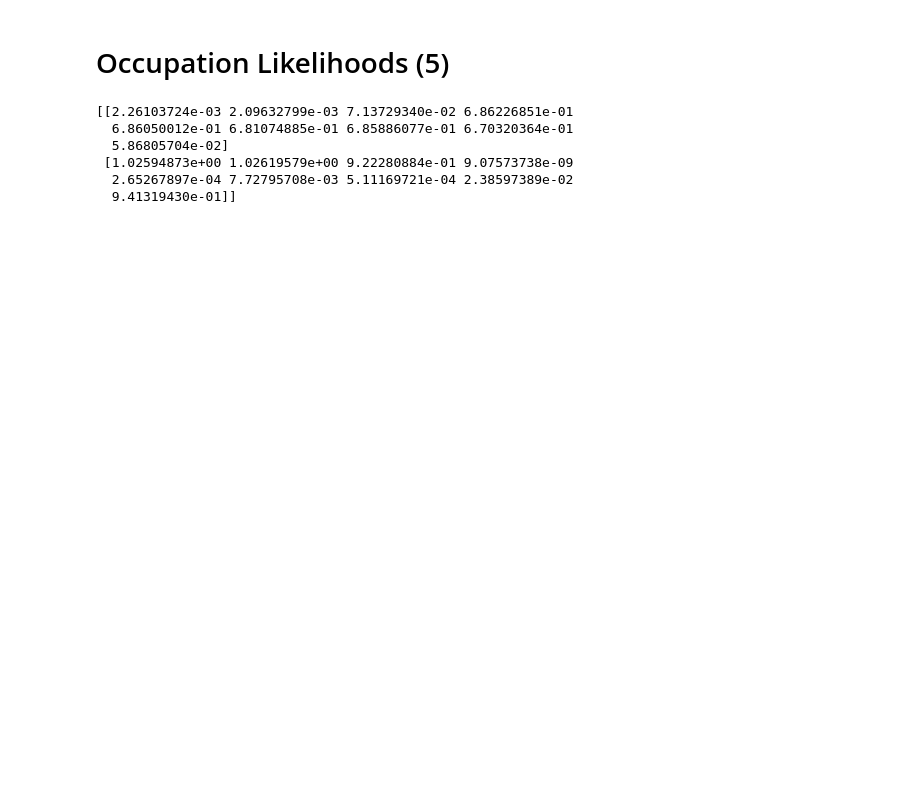
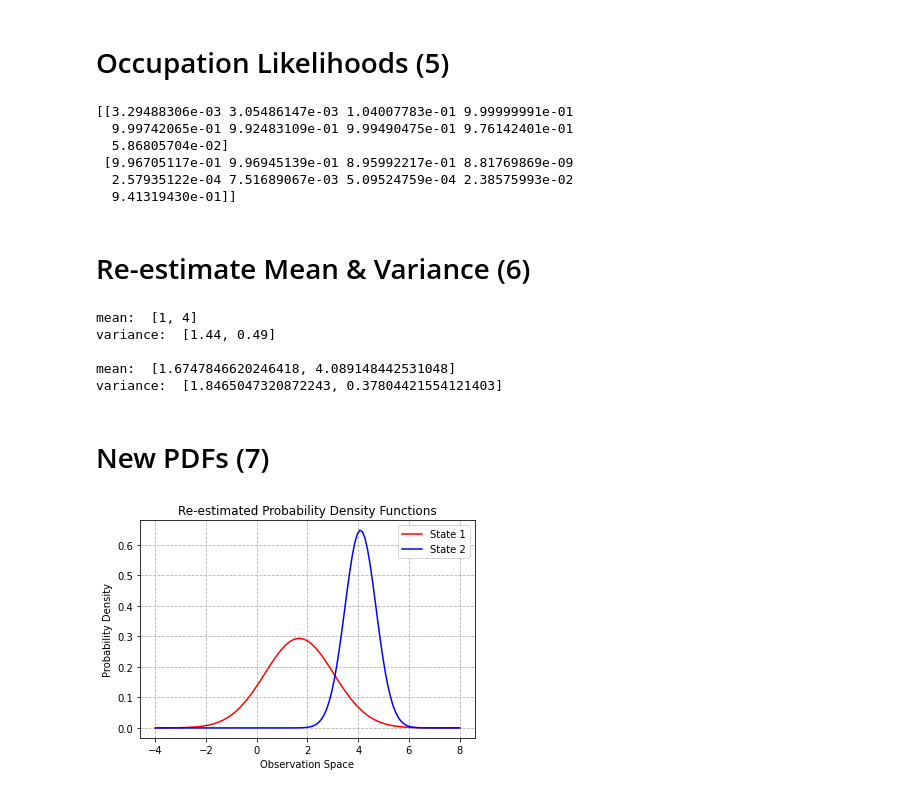
Before and after one commit to Sarsoo/markov-models, a Jupyter notebook: markov.ipynb, the cells around one changed output. Drawn from its saved outputs; the diff is of its cells as text; code cells hidden in the pictures; blank space fills up the shorter version.

```diff
--- a/markov.ipynb
+++ b/markov.ipynb
@@ -122,19 +135,57 @@ backward: 1.973930126315074e-10
 # %% [markdown]
 # Occupation Likelihoods (5)
 # %%
-model = MarkovModel(states=[state1, state2], observations=observations, state_transitions=state_transition)
-model.populate_forward()
-model.populate_backward()
+model = MarkovModel(states=[state1, state2], observations=observations, state_transitions=state_transition).populate()
 
-model.calculate_p_obs_forward()
-
-model.populate_occupation()
-
+occupation = model.occupation
 print(model.occupation)
 # %% [output]
-[[2.26103724e-03 2.09632799e-03 7.13729340e-02 6.86226851e-01
-  6.86050012e-01 6.81074885e-01 6.85886077e-01 6.70320364e-01
+[[3.29488306e-03 3.05486147e-03 1.04007783e-01 9.99999991e-01
+  9.99742065e-01 9.92483109e-01 9.99490475e-01 9.76142401e-01
   5.86805704e-02]
- [1.02594873e+00 1.02619579e+00 9.22280884e-01 9.07573738e-09
-  2.65267897e-04 7.72795708e-03 5.11169721e-04 2.38597389e-02
+ [9.96705117e-01 9.96945139e-01 8.95992217e-01 8.81769869e-09
+  2.57935122e-04 7.51689067e-03 5.09524759e-04 2.38575993e-02
   9.41319430e-01]]
+# %% [markdown]
+# Re-estimate Mean & Variance (6)
+# %%
+model = MarkovModel(states=[state1, state2], observations=observations, state_transitions=state_transition).populate()
+
+print("mean: ", [state1.mean, state2.mean])
+print("variance: ", [state1.variance, state2.variance])
+print()
+
+print("mean: ", model.reestimated_mean())
+print("variance: ", model.reestimated_variance())
+# %% [output]
+mean:  [1, 4]
+variance:  [1.44, 0.49]
+
+mean:  [1.6747846620246418, 4.089148442531048]
+variance:  [1.8465047320872243, 0.37804421554121403]
+# %% [markdown]
+New PDFs (7)
+===================
+# %%
+model = MarkovModel(states=[state1, state2], observations=observations, state_transitions=state_transition).populate()
+
+new_mean = model.reestimated_mean()
+new_var = model.reestimated_variance()
+new_std_dev = [sqrt(x) for x in new_var]
+
+state_1_y = [gaussian(i, new_mean[0], new_std_dev[0]) for i in x]
+state_2_y = [gaussian(i, new_mean[1], new_std_dev[1]) for i in x]
+
+plt.plot(x, state_1_y, c='r', label="State 1")
+plt.plot(x, state_2_y, c='b', label="State 2")
+
+plt.legend()
+plt.title("Re-estimated Probability Density Functions")
+
+plt.xlabel(x_label)
+plt.ylabel(y_label)
+plt.grid(linestyle="--")
+
+plt.show()
+# %% [output]
+[figure, added]
```
Also changed, not shown: parts of 12 cells of this notebook, 12 other files.
